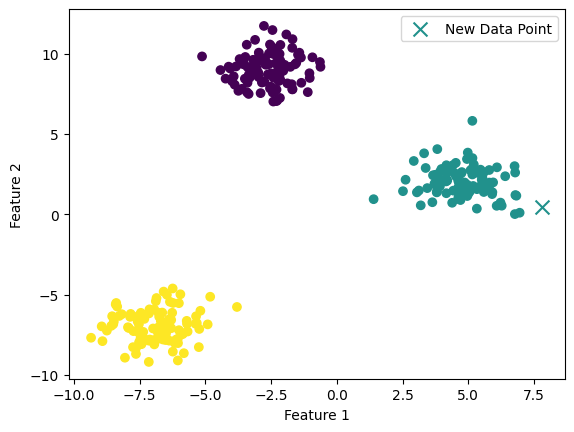
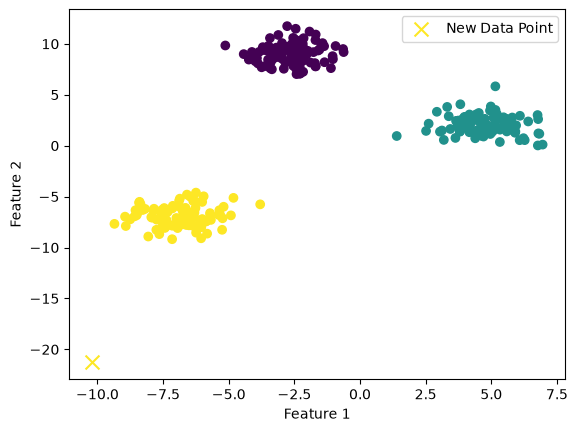
Unified diff of the notebook cell whose output changed from the first chart to the second:
--- before
+++ after
@@ -3,11 +3,12 @@
 new_data_point = np.random.randn(1, 2) * 10  # Generate a new random data point
 predicted_class = knn.predict(new_data_point)
-cmap = plt.cm.get_cmap('viridis', np.unique(y).size) # Get colormap for classes
-point_color = cmap(predicted_class) # Get color for the new data point based on predicted class
+cmap = plt.colormaps['viridis']# Get colormap for classes
+point_color = cmap(predicted_class / 2) # Get color for the new data point based on predicted class
 
 print(f'New data point: {new_data_point}, Predicted class: {predicted_class[0]}')
-plt.scatter(X[:, 0], X[:, 1], cmap=cmap, c=y)
-plt.scatter(new_data_point[0, 0], new_data_point[0, 1], color=point_color, marker='x', s=100, label='New Data Point')
+plt.scatter(X[:, 0], X[:, 1], cmap = cmap, c = y)
+plt.scatter(new_data_point[0, 0], new_data_point[0, 1], color = point_color, marker = 'x', s = 100, label = 'New Data Point')
 plt.legend()
 plt.xlabel('Feature 1')
-plt.ylabel('Feature 2') 
+plt.ylabel('Feature 2')
+plt.show()

Commit: Finished Day 2